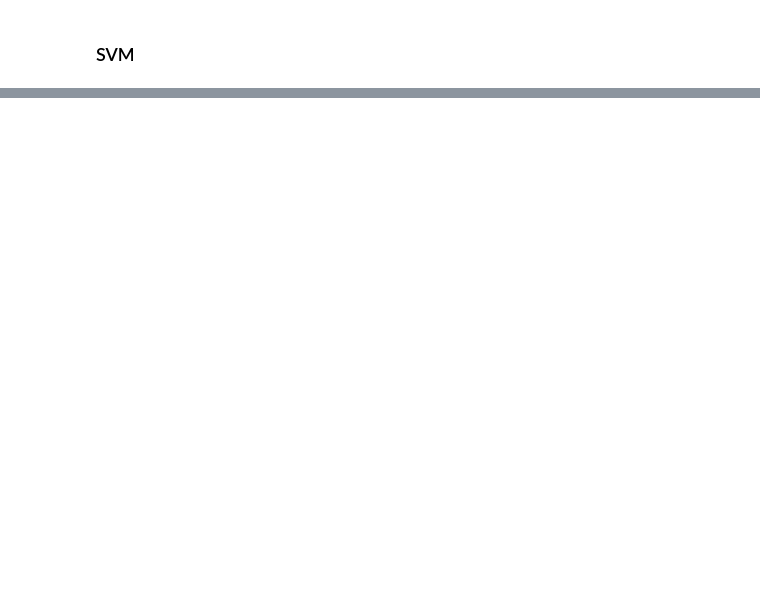
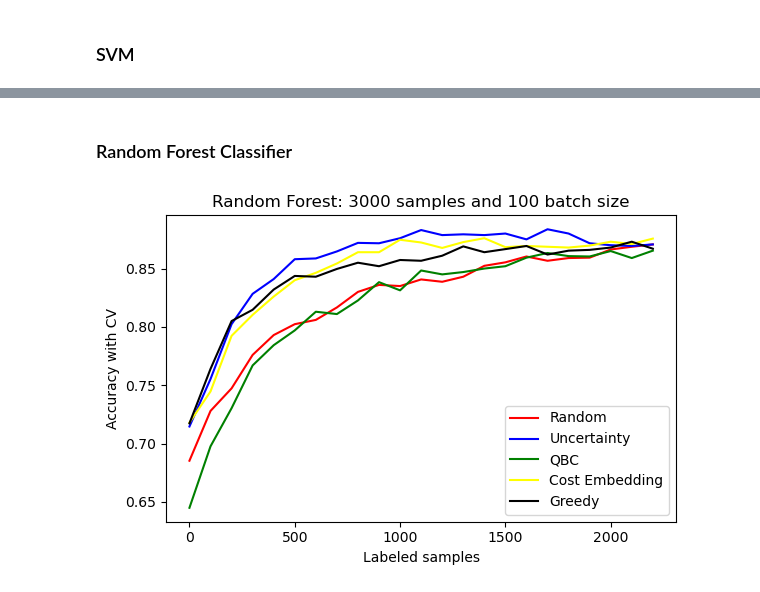
Before and after one commit to silkevdschueren/ActiveML_project, a Jupyter notebook: Active-Learning_CV.ipynb, the cells around one changed output, grey strips where cells are left out. Drawn from its saved outputs; the diff is of its cells as text; code cells hidden in the pictures; blank space fills up the shorter version.

```diff
--- a/Active-Learning_CV.ipynb
+++ b/Active-Learning_CV.ipynb
@@ -101,0 +162,37 @@ plt.show()
+# %% [markdown]
+### Random Forest Classifier
+# %%
+clf_name = 'Random Forest: 3000 samples and 100 batch size'
+n_samples = 23
+batch_size = 100
+folds = 5
+colors = ['blue', 'red', 'green']
+
+fig, ax = plt.subplots(figsize=(6, 4))
+
+clf = SklearnClassifier(RandomForestClassifier(criterion = 'entropy'), classes=np.unique(y_true))
+cycle14, accuracies14 = ActiveLearning_CrossValidation(X, y_true, folds, ActiveLearning_RandomSampling, n_samples, batch_size, clf)
+ax.plot(cycle14, accuracies14, color = 'red', label = 'Random')
+
+clf = SklearnClassifier(RandomForestClassifier(criterion = 'entropy'), classes=np.unique(y_true))
+cycle24, accuracies24 = ActiveLearning_CrossValidation(X, y_true, folds, ActiveLearning_UncertaintySampling, n_samples, batch_size, clf)
+ax.plot(cycle24, accuracies24, color = 'blue', label = 'Uncertainty')
+
+clf = SklearnClassifier(RandomForestClassifier(criterion = 'entropy'), classes=np.unique(y_true))
+cycle34, accuracies34 = ActiveLearning_CrossValidation(X, y_true, folds, ActiveLearning_QueryByCommittee, n_samples, batch_size, clf)
+ax.plot(cycle34, accuracies34, color = 'green', label = 'QBC')
+
+clf = SklearnClassifier(RandomForestClassifier(criterion = 'entropy'), classes=np.unique(y_true))
+cycle44, accuracies44 = ActiveLearning_CrossValidation(X, y_true, folds, ActiveLearning_CostEmbeddingAL, n_samples, batch_size, clf)
+ax.plot(cycle44, accuracies44, color = 'yellow', label = 'Cost Embedding')
+
+clf = SklearnClassifier(RandomForestClassifier(criterion = 'entropy'), classes=np.unique(y_true))
+cycle54, accuracies54 = ActiveLearning_CrossValidation(X, y_true, folds, ActiveLearning_GreedySamplingX, n_samples, batch_size, clf)
+ax.plot(cycle54, accuracies54, color = 'black', label = 'Greedy')
+
+ax.set(xlabel='Labeled samples', ylabel='Accuracy with CV', title=clf_name)
+ax.legend()
+plt.tight_layout()
+plt.show()
+# %% [output]
+[figure, added]
```
Also changed, not shown: parts of 66 cells of this notebook, 1 other file.
